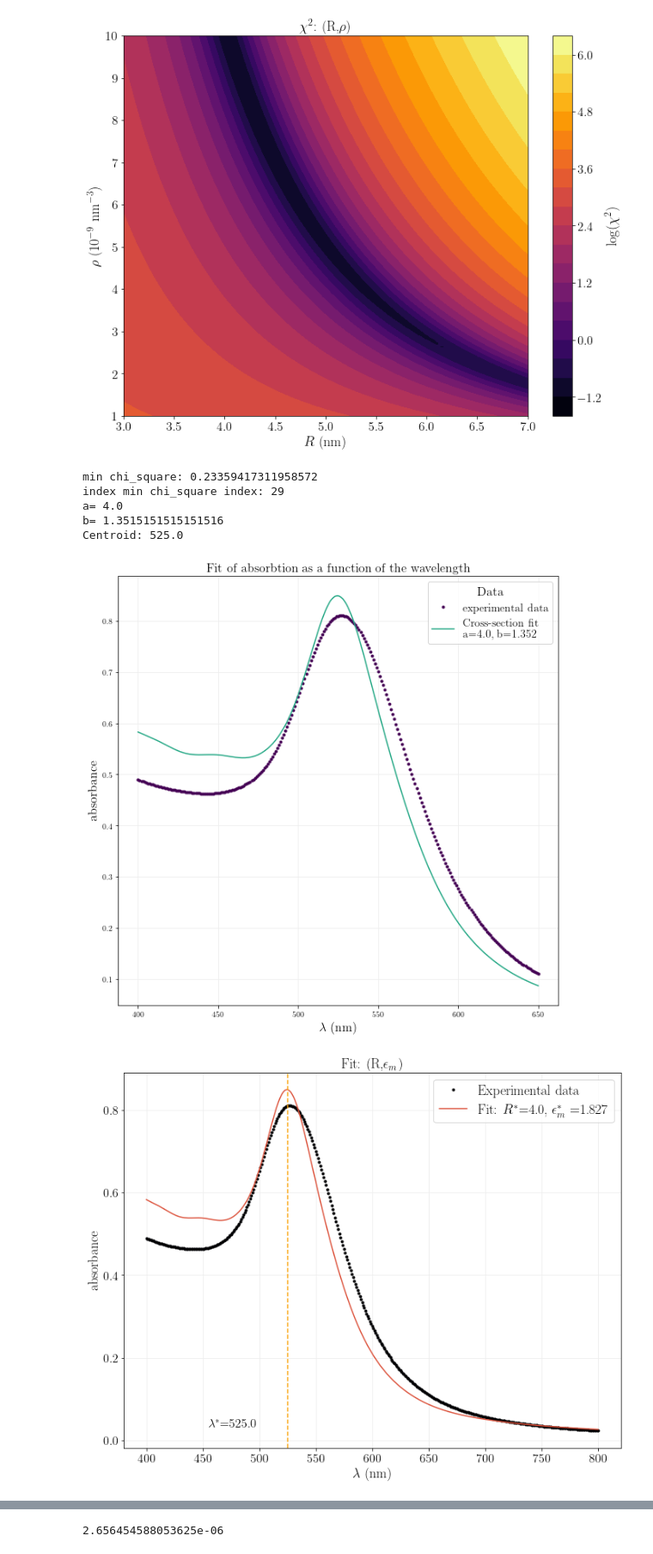
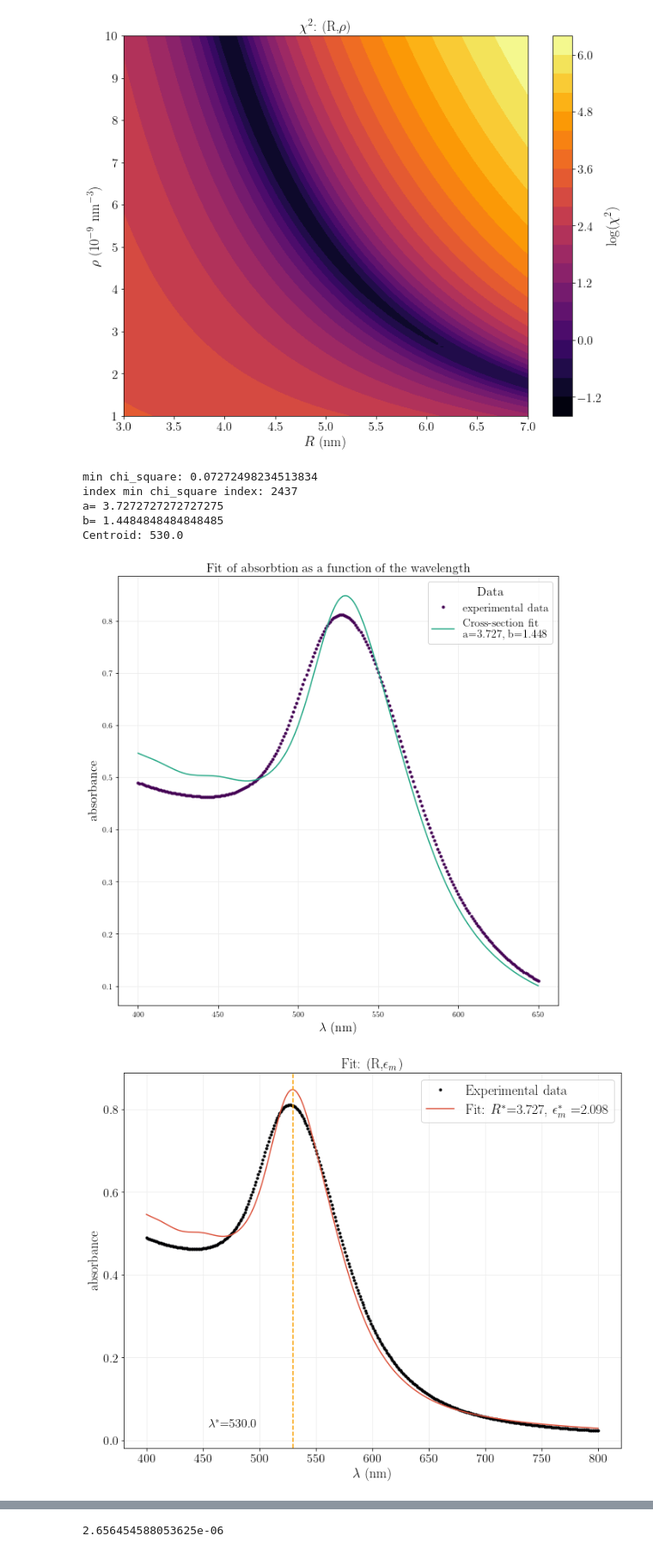
Before and after one commit to azzzoto/NANOPHYSICS_LAB, a Jupyter notebook: labo_1.ipynb, the cells around one changed output, grey strips where cells are left out. Shown at 86% size. Cells and saved outputs as stored; diff of their text form; code cells hidden in the pictures.

```diff
--- a/labo_1.ipynb
+++ b/labo_1.ipynb
@@ -364,7 +364,7 @@ def cross_section_epsm(x,a,b,val_rho,bool_lim=False):  # a = R, b = epsm
     return sigma
 
 
-R_list = np.linspace(4., 7., num=100)
+R_list = np.linspace(3., 6., num=100)
 epsm_list = np.linspace(1.,2.2, num=100)
 
 x = np.array( np_data_f['lam(nm)'] )
@@ -417,40 +417,40 @@ fig, (ax1) = plt.subplots(1, 1, figsize=(10,8))
 ax1.plot(np_data['lam(nm)'],np_data['abs'],'.',color=palette.inferno(6)[0], label= 'Experimental data')
 string= 'Fit:  $R^*$='+str(round(a,3))+', $\\epsilon_m^*$ ='+str(round(b**2,3))
 ax1.plot(np_data['lam(nm)'],cross_section_epsm(np_data['lam(nm)'], a,b,rho),'',color=palette.inferno(6)[3],label=string)
 
 ax1.legend(fontsize=18,title_fontsize=18,loc='best')
 ax1.set_title('Fit: (R,$\\epsilon_m$)',fontsize=18)
 ax1.set_xlabel('$\lambda$ (nm)',fontsize=18)
 ax1.set_ylabel('absorbance',fontsize=18)
 ax1.grid(color='0.93')
 
 ax1.tick_params(axis="x", labelsize=16)
 ax1.tick_params(axis="y", labelsize=16)
 
 # Max centroid
 id_centr = np.argmax(cross_section_epsm(np_data['lam(nm)'], a, b,rho))
 centr = np_data['lam(nm)'][id_centr]
 print('Centroid:', centr)
 ax1.axvline(x=centr,ls='--',color=palette.inferno(6)[4])
 s = '$\\lambda^*$='+ str(centr)
 plt.text(455, 0.03, s, fontsize=16)
 
 if not os.path.isdir('./images'):
         os.mkdir('./images')
 
 plt.rc('text', usetex=True)
 plt.rc('font', family='serif')
 
 plt.tight_layout()
 plt.savefig('images/2_fit.pdf', format='pdf')
 # %% [output]
-min chi_square: 0.23359417311958572
-index min chi_square index: 29
-a= 4.0
-b= 1.3515151515151516
-Centroid: 525.0
+min chi_square: 0.07272498234513834
+index min chi_square index: 2437
+a= 3.7272727272727275
+b= 1.4484848484848485
+Centroid: 530.0
-[figure, old version]
+[figure, new version]
-[figure, old version]
+[figure, new version]
 # %%
 A_grid, B_grid = np.meshgrid(R_list, epsm_list)
 
```
Also changed, not shown: parts of 5 cells of this notebook, 17 other files.
